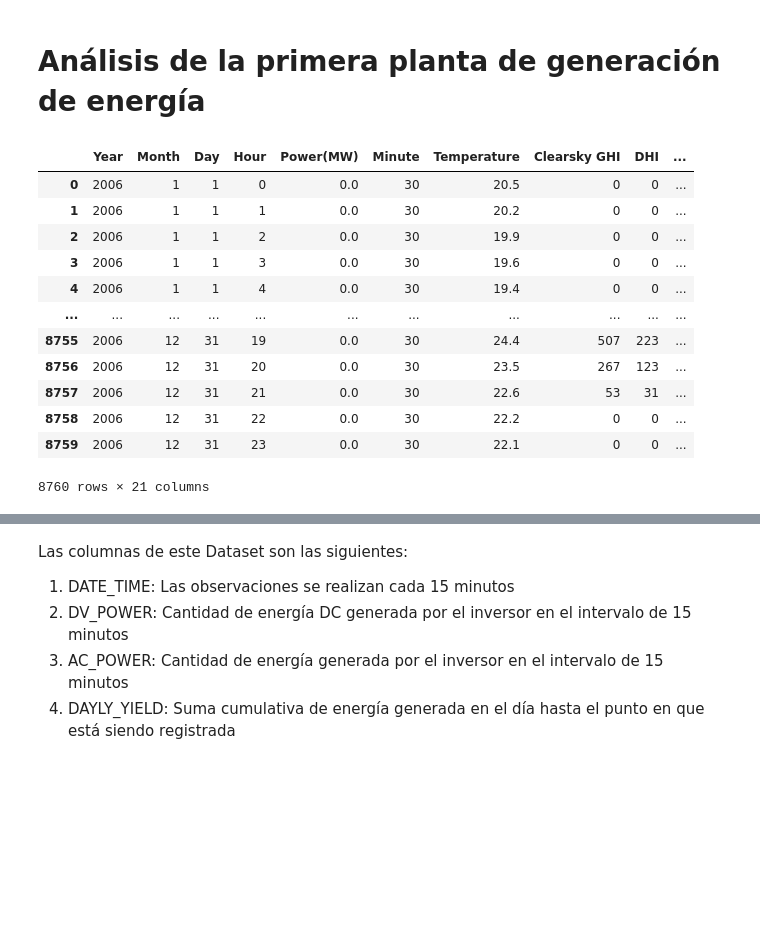
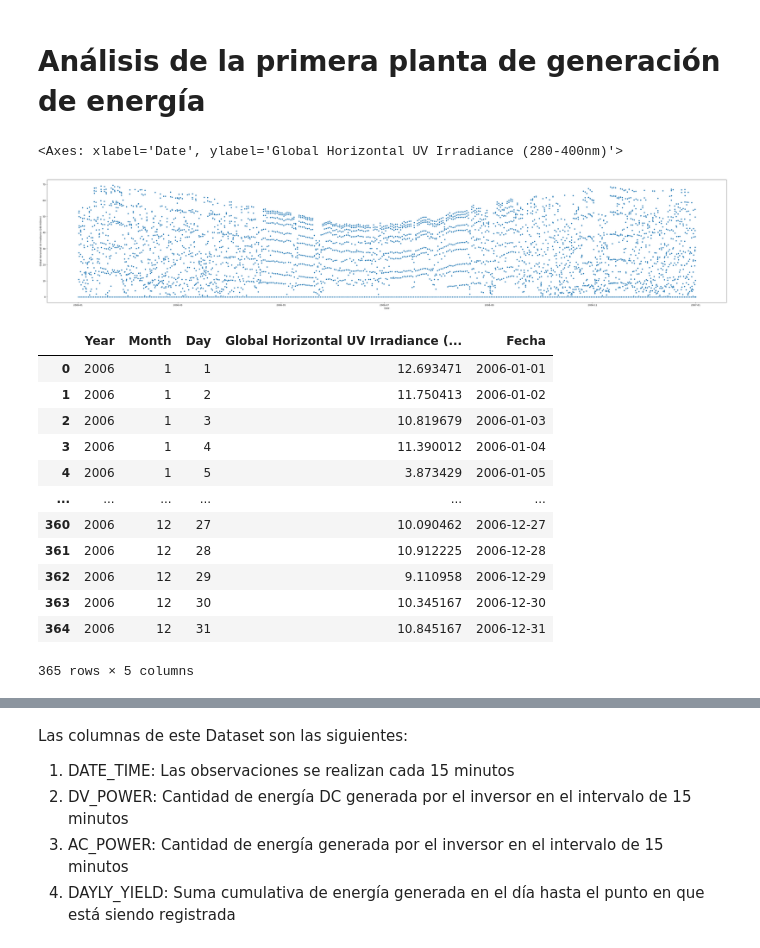
Before and after one commit to CarlosBaez11/Solar_data, a Jupyter notebook: scripts/data_analysis.ipynb, the cells around one changed output, grey strips where cells are left out. Cells and saved outputs as stored; diff of their text form; code cells hidden in the pictures; blank space fills up the shorter version.

Commit message:
Analisis de fechas

```diff
--- a/scripts/data_analysis.ipynb
+++ b/scripts/data_analysis.ipynb
@@ -15,16 +14,0 @@ data= pd.read_csv("../data/dataset_completo.csv")
-# %%
-data
-# %% [output]
-|  | Year | Month | Day | Hour | Power(MW) | Minute | Temperature | Clearsky GHI | DHI | ... |
-| 0 | 2006 | 1 | 1 | 0 | 0.0 | 30 | 20.5 | 0 | 0 | ... |
-| 1 | 2006 | 1 | 1 | 1 | 0.0 | 30 | 20.2 | 0 | 0 | ... |
-| 2 | 2006 | 1 | 1 | 2 | 0.0 | 30 | 19.9 | 0 | 0 | ... |
-| 3 | 2006 | 1 | 1 | 3 | 0.0 | 30 | 19.6 | 0 | 0 | ... |
-| 4 | 2006 | 1 | 1 | 4 | 0.0 | 30 | 19.4 | 0 | 0 | ... |
-| ... | ... | ... | ... | ... | ... | ... | ... | ... | ... | ... |
-| 8755 | 2006 | 12 | 31 | 19 | 0.0 | 30 | 24.4 | 507 | 223 | ... |
-| 8756 | 2006 | 12 | 31 | 20 | 0.0 | 30 | 23.5 | 267 | 123 | ... |
-| 8757 | 2006 | 12 | 31 | 21 | 0.0 | 30 | 22.6 | 53 | 31 | ... |
-| 8758 | 2006 | 12 | 31 | 22 | 0.0 | 30 | 22.2 | 0 | 0 | ... |
-| 8759 | 2006 | 12 | 31 | 23 | 0.0 | 30 | 22.1 | 0 | 0 | ... |
-8760 rows × 21 columns
@@ -30,0 +22,24 @@ data
+# %%
+plt.figure(figsize=(55,10))
+sns.scatterplot(data, x="Date", y="Global Horizontal UV Irradiance (280-400nm)" )
+# %% [output]
+<Axes: xlabel='Date', ylabel='Global Horizontal UV Irradiance (280-400nm)'>
+[figure, added]
+# %%
+promedio_dia=data.groupby(["Year","Month", "Day"])["Global Horizontal UV Irradiance (295-385nm)"].mean().reset_index()
+promedio_dia["Fecha"]=pd.to_datetime(promedio_dia[["Year", "Month", "Day"]])
+promedio_dia
+# %% [output]
+|  | Year | Month | Day | Global Horizontal UV Irradiance (... | Fecha |
+| 0 | 2006 | 1 | 1 | 12.693471 | 2006-01-01 |
+| 1 | 2006 | 1 | 2 | 11.750413 | 2006-01-02 |
+| 2 | 2006 | 1 | 3 | 10.819679 | 2006-01-03 |
+| 3 | 2006 | 1 | 4 | 11.390012 | 2006-01-04 |
+| 4 | 2006 | 1 | 5 | 3.873429 | 2006-01-05 |
+| ... | ... | ... | ... | ... | ... |
+| 360 | 2006 | 12 | 27 | 10.090462 | 2006-12-27 |
+| 361 | 2006 | 12 | 28 | 10.912225 | 2006-12-28 |
+| 362 | 2006 | 12 | 29 | 9.110958 | 2006-12-29 |
+| 363 | 2006 | 12 | 30 | 10.345167 | 2006-12-30 |
+| 364 | 2006 | 12 | 31 | 10.845167 | 2006-12-31 |
+365 rows × 5 columns
```
Also changed, not shown: parts of 22 cells of this notebook.
